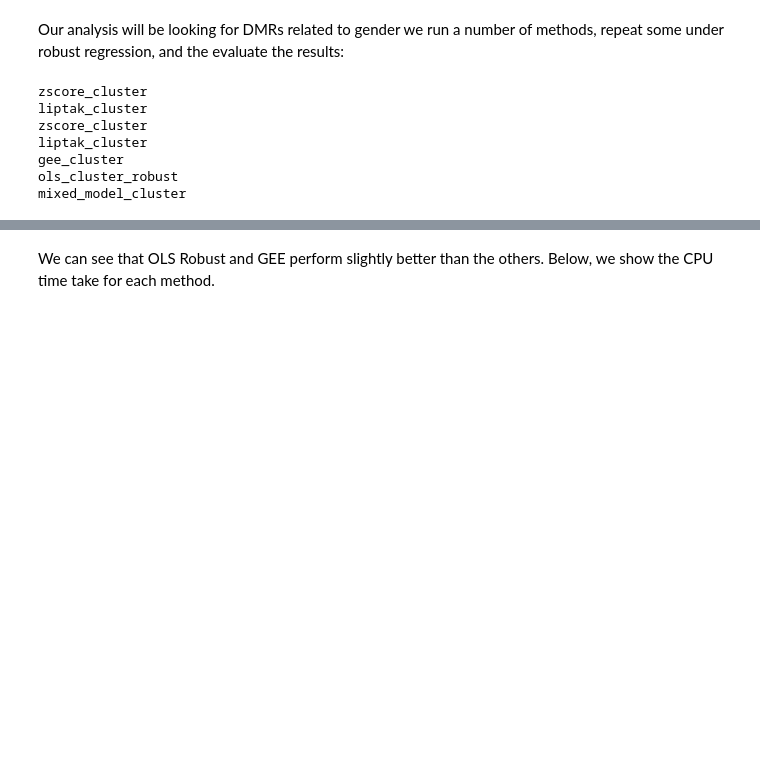
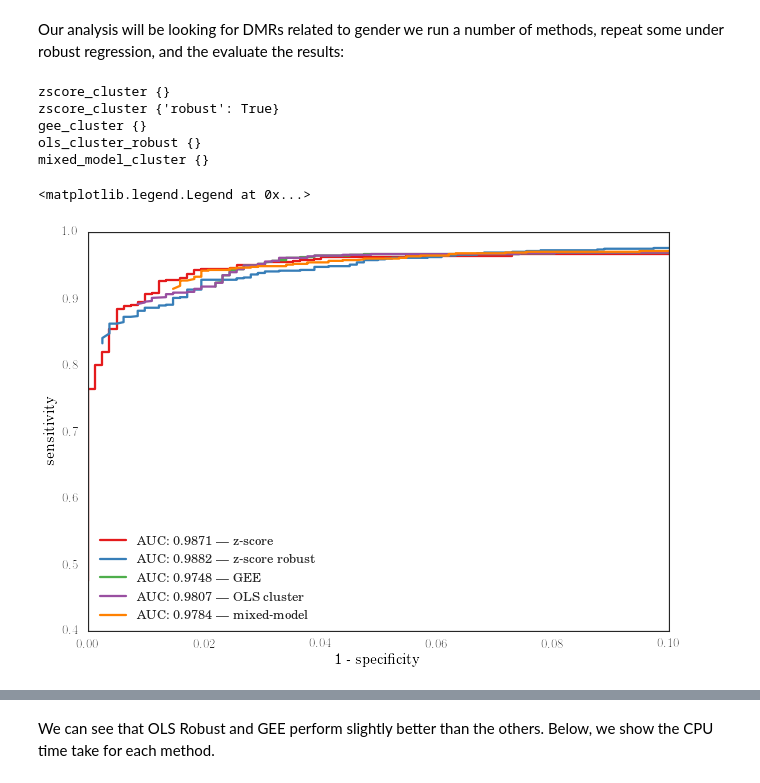
Before and after one commit to brentp/crystal, a Jupyter notebook: notebooks/crystal-methods-evaluation.ipynb, the cells around one changed output, grey strips where cells are left out. Cells and saved outputs as stored; diff of their text form; code cells hidden in the pictures; blank space fills up the shorter version.

```diff
--- a/notebooks/crystal-methods-evaluation.ipynb
+++ b/notebooks/crystal-methods-evaluation.ipynb
@@ -115,41 +105,38 @@ false_clusters = [c for c in clusters if not c[0].chrom in ('chrX', 'chrY')]
 assert false_clusters
 
 clusters = true_clusters + false_clusters
-# %%
-np.random.seed(42)
-nclusters = len(true_clusters)
-
-formula = "methylation ~ age + gender"
-formula_cpg = formula + " + CpG"
-
-coef = 'gender'
-
-methods, models, clean_methods, kwargs = zip(*[(zscore_cluster, formula, "z-score", {}),
-                                       (liptak_cluster, formula, "Liptak", {}),
-                                       (zscore_cluster, formula, "z-score robust", dict(robust=True)),
-                                       (liptak_cluster, formula, "Liptak robust", dict(robust=True)),
-
-                                       (gee_cluster, formula_cpg, "GEE", {}),
-                                       (ols_cluster_robust, formula_cpg, "OLS cluster", {}),
-                                       (mixed_model_cluster, formula_cpg, "mixed-model", {}),
-                                       ])
-
-
-results = [evaluate_method(clusters, nclusters, covs, model, coef, fn, pool=pool, kwargs=kw)
-                                   for (fn, model, kw) in zip(methods, models, kwargs)]
-results = pd.DataFrame(results)
-# put data in long format
-results = pd.melt(results,
-        id_vars=[c for c in results.columns if not ('false' in c or 'true' in c)],
-        value_vars=[c for c in results.columns if 'false' in c or 'true' in
-            c], value_name='n_lt_alpha')
-results['alpha'] = [10**-int(x.split("_")[1]) for x in results['variable']]
-results['truth'] = [x.split('_')[0] for x in results['variable']]
-# %% [output]
-zscore_cluster
-liptak_cluster
-zscore_cluster
-liptak_cluster
-gee_cluster
-ols_cluster_robust
-mixed_model_cluster
+# %%
+np.random.seed(42)
+
+formula = "methylation ~ age + gender"
+formula_cpg = formula + " + CpG"
+
+coef = 'gender'
+
+fig, ax = plt.subplots(1)
+
+clean_methods = ["z-score", "z-score robust", "GEE", "OLS cluster", "mixed-model"]
+
+methods, models, kwargs = zip(*[
+    (zscore_cluster, formula,          dict(ax=ax, plot_kwargs=dict(color=colors[0], label=clean_methods[0]))),
+    (zscore_cluster, formula,          dict(ax=ax, plot_kwargs=dict(color=colors[1], label=clean_methods[1]), robust=True)),
+    (gee_cluster, formula_cpg,         dict(ax=ax, plot_kwargs=dict(color=colors[2], label=clean_methods[2]))),
+    (ols_cluster_robust, formula_cpg,  dict(ax=ax, plot_kwargs=dict(color=colors[3], label=clean_methods[3]))),
+    (mixed_model_cluster, formula_cpg, dict(ax=ax, plot_kwargs=dict(color=colors[4], label=clean_methods[4]))),
+                                       ])
+
+nclusters = len(true_clusters)
+
+results = [evaluate_method(clusters, nclusters, covs, model, coef, fn, pool=pool, kwargs=kw)
+                                   for (fn, model, kw) in zip(methods, models, kwargs)]
+
+ax.set_xlim(0, 0.1)
+ax.legend(loc="best")
+# %% [output]
+zscore_cluster {}
+zscore_cluster {'robust': True}
+gee_cluster {}
+ols_cluster_robust {}
+mixed_model_cluster {}
+<matplotlib.legend.Legend at 0x...>
+[figure, added]
```
Also changed, not shown: parts of 28 cells of this notebook, 3 other files.
